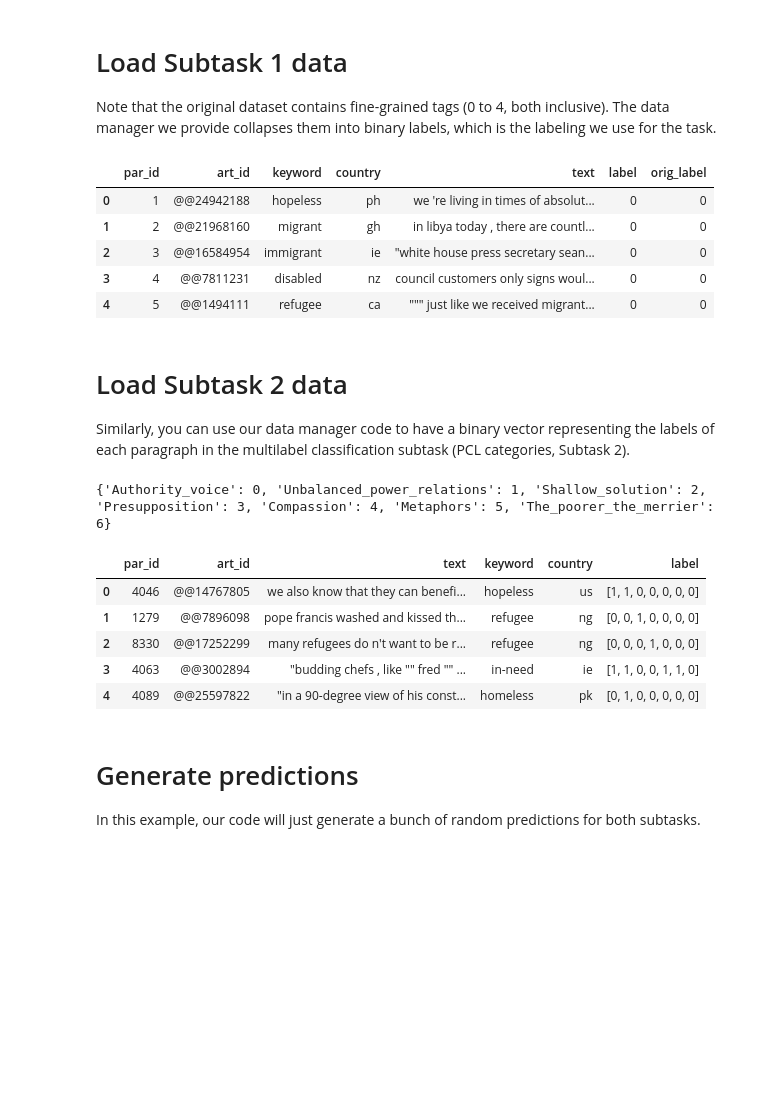
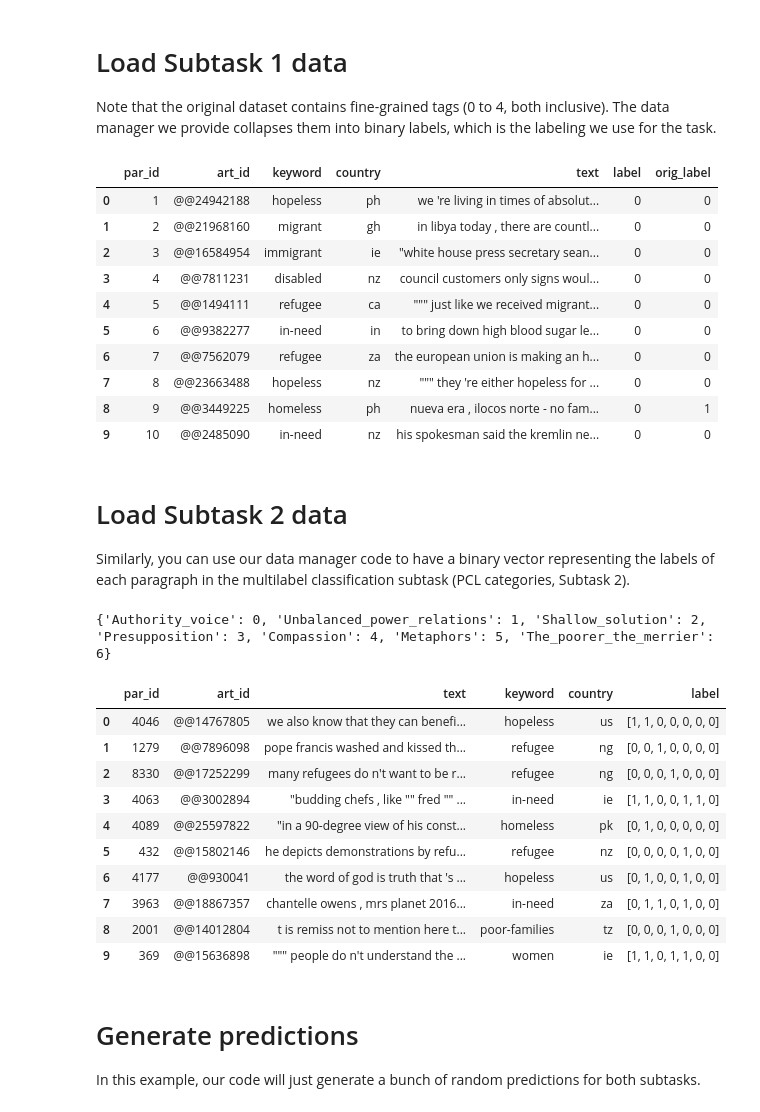
Before and after one commit to Perez-AlmendrosC/dontpatronizeme, a Jupyter notebook: semeval-2022/Semeval_2022_Task_4_Demo.ipynb, the cells around one changed output. Drawn from its saved outputs; the diff is of its cells as text; code cells hidden in the pictures; blank space fills up the shorter version.

```diff
--- a/semeval-2022/Semeval_2022_Task_4_Demo.ipynb
+++ b/semeval-2022/Semeval_2022_Task_4_Demo.ipynb
@@ -57,15 +57,20 @@ Note that the original dataset contains fine-grained tags (0 to 4, both inclusiv
 # %%
 # This method loads the subtask 1 data
 dpm.load_task1()
 # which we can then access as a dataframe
-dpm.train_task1_df.head()
+dpm.train_task1_df.head(10)
 # %% [output]
 |  | par_id | art_id | keyword | country | text | label | orig_label |
 | 0 | 1 | @@24942188 | hopeless | ph | we 're living in times of absolut... | 0 | 0 |
 | 1 | 2 | @@21968160 | migrant | gh | in libya today , there are countl... | 0 | 0 |
 | 2 | 3 | @@16584954 | immigrant | ie | "white house press secretary sean... | 0 | 0 |
 | 3 | 4 | @@7811231 | disabled | nz | council customers only signs woul... | 0 | 0 |
 | 4 | 5 | @@1494111 | refugee | ca | """ just like we received migrant... | 0 | 0 |
+| 5 | 6 | @@9382277 | in-need | in | to bring down high blood sugar le... | 0 | 0 |
+| 6 | 7 | @@7562079 | refugee | za | the european union is making an h... | 0 | 0 |
+| 7 | 8 | @@23663488 | hopeless | nz | """ they 're either hopeless for ... | 0 | 0 |
+| 8 | 9 | @@3449225 | homeless | ph | nueva era , ilocos norte - no fam... | 0 | 1 |
+| 9 | 10 | @@2485090 | in-need | nz | his spokesman said the kremlin ne... | 0 | 0 |
 # %% [markdown]
 # Load Subtask 2 data
 
@@ -74,7 +79,7 @@ Similarly, you can use our data manager code to have a binary vector representin
 # Same for subtask 2, we must pass return_one_hot=True to the constructor to get valid labels
 dpm.load_task2(return_one_hot=True)
 # which we can then access as a dataframe
-dpm.train_task2_df.head()
+dpm.train_task2_df.head(10)
 # %% [output]
 {'Authority_voice': 0, 'Unbalanced_power_relations': 1, 'Shallow_solution': 2, 'Presupposition': 3, 'Compassion': 4, 'Metaphors': 5, 'The_poorer_the_merrier': 6}
 |  | par_id | art_id | text | keyword | country | label |
@@ -83,6 +88,11 @@ dpm.train_task2_df.head()
 | 2 | 8330 | @@17252299 | many refugees do n't want to be r... | refugee | ng | [0, 0, 0, 1, 0, 0, 0] |
 | 3 | 4063 | @@3002894 | "budding chefs , like "" fred "" ... | in-need | ie | [1, 1, 0, 0, 1, 1, 0] |
 | 4 | 4089 | @@25597822 | "in a 90-degree view of his const... | homeless | pk | [0, 1, 0, 0, 0, 0, 0] |
+| 5 | 432 | @@15802146 | he depicts demonstrations by refu... | refugee | nz | [0, 0, 0, 0, 1, 0, 0] |
+| 6 | 4177 | @@930041 | the word of god is truth that 's ... | hopeless | us | [0, 1, 0, 0, 1, 0, 0] |
+| 7 | 3963 | @@18867357 | chantelle owens , mrs planet 2016... | in-need | za | [0, 1, 1, 0, 1, 0, 0] |
+| 8 | 2001 | @@14012804 | t is remiss not to mention here t... | poor-families | tz | [0, 0, 0, 1, 0, 0, 0] |
+| 9 | 369 | @@15636898 | """ people do n't understand the ... | women | ie | [1, 1, 0, 1, 1, 0, 0] |
 # %%
 # helper function to save predictions to an output file
 def labels2file(p, outf_path):
```
Also changed, not shown: parts of 1 cell of this notebook.
